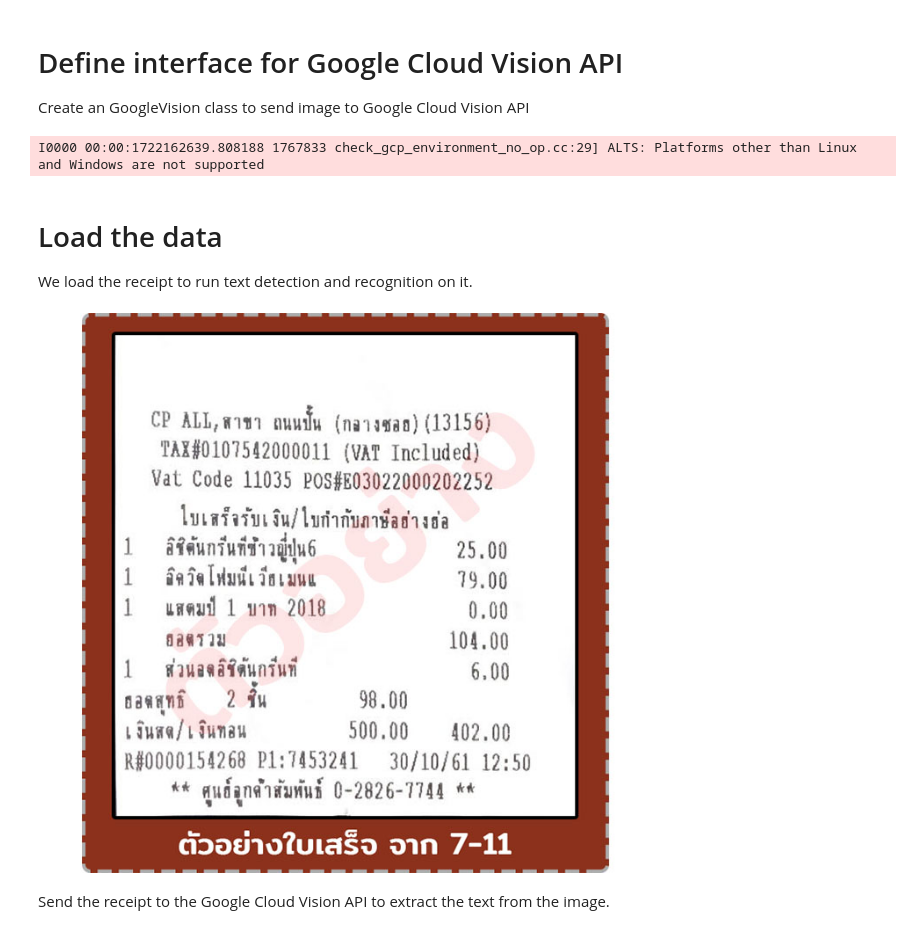
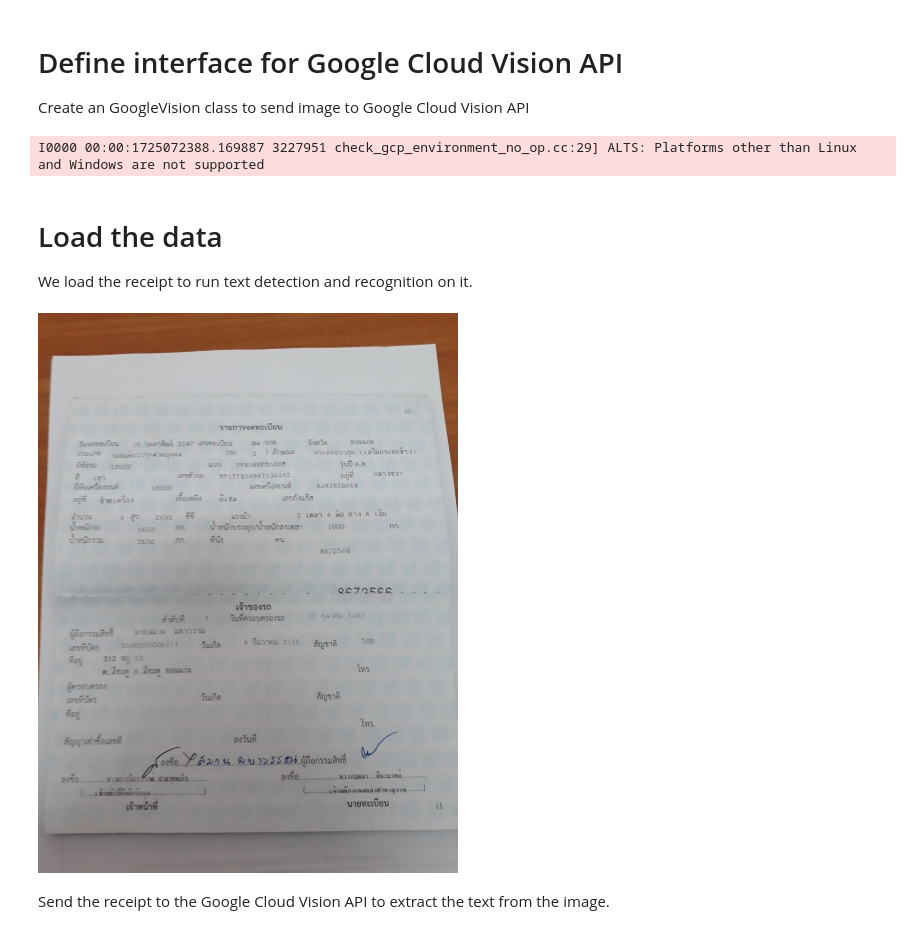
Before and after one commit to techthiyanes/ocr-skooldio, a Jupyter notebook: google_vision_api.ipynb, the cells around one changed output. Cells and saved outputs as stored; diff of their text form; code cells hidden in the pictures.

Commit message:
refactor: update example in google vision notebook

```diff
--- a/google_vision_api.ipynb
+++ b/google_vision_api.ipynb
@@ -69,23 +69,23 @@ class GoogleVision:
             # Draw text
             draw.text((vertices[0][0], vertices[0][1] - label_offset), text, fill='red', font=FONT)
         return image
-
-
-# Create an instance of GoogleVision
-PATH_TO_CREDENTIAL_JSON = "put/your/credential/here.json"
-api = GoogleVision(PATH_TO_CREDENTIAL_JSON)
-# %% [output]
-I0000 00:00:1722162639.808188 1767833 check_gcp_environment_no_op.cc:29] ALTS: Platforms other than Linux and Windows are not supported
+# %%
+# Create an instance of GoogleVision
+PATH_TO_CREDENTIAL_JSON = "put/your/credential/here.json"
+api = GoogleVision(PATH_TO_CREDENTIAL_JSON)
+# %% [output]
+I0000 00:00:1725072388.169887 3227951 check_gcp_environment_no_op.cc:29] ALTS: Platforms other than Linux and Windows are not supported
 # %% [markdown]
 # Load the data
 We load the receipt to run text detection and recognition on it.
 # %%
 from PIL import Image
 
-image = Image.open("assets/7-11_bill.jpeg").convert("RGB")
+path = "path/to/image.jpg"
+image = Image.open(path).convert("RGB")
 display(image)
 # %% [output]
-[figure, old version]
+[figure, new version]
 # %% [markdown]
 Send the receipt to the Google Cloud Vision API to extract the text from the image.
 # %%
```
Also changed, not shown: parts of 1 cell of this notebook.
